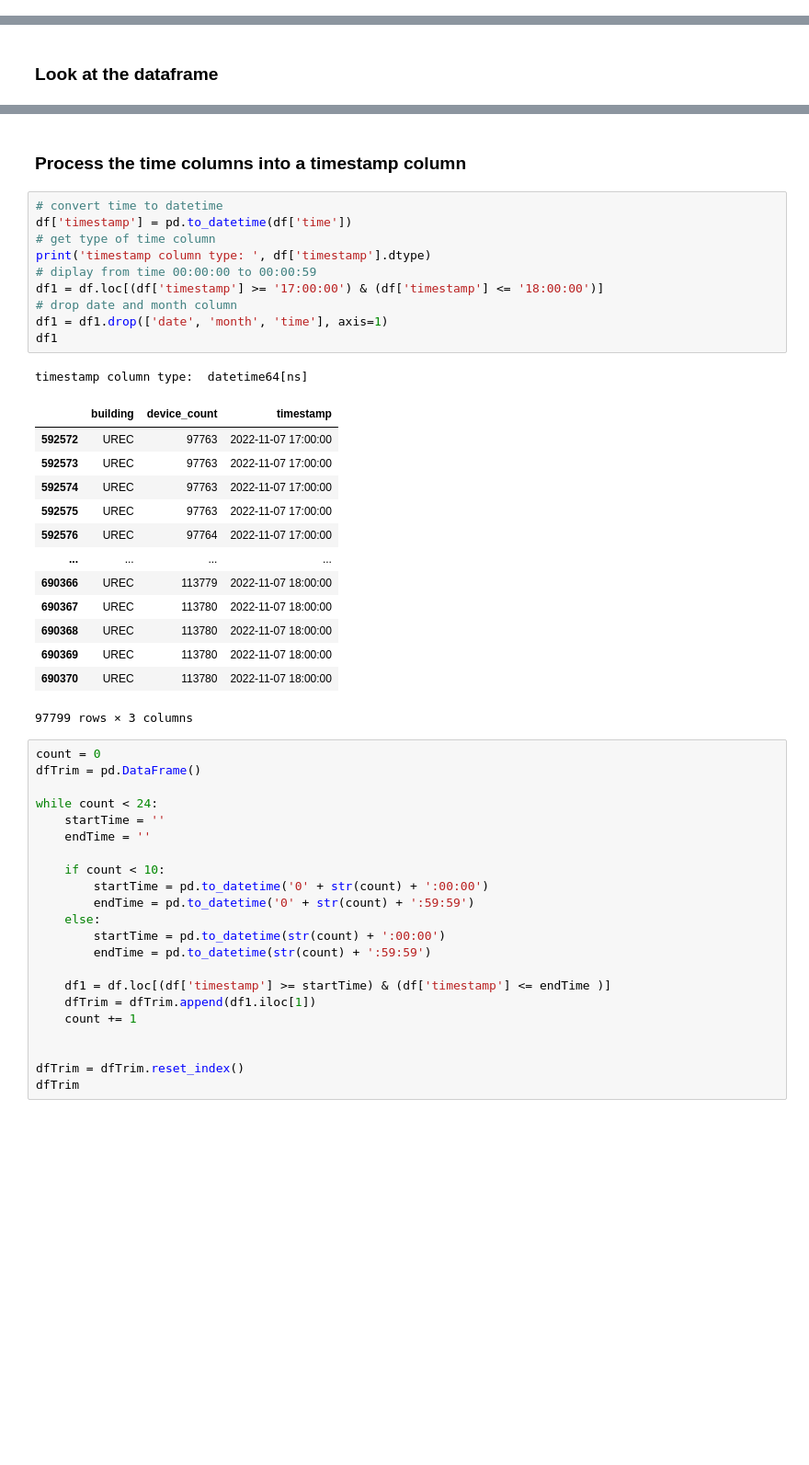
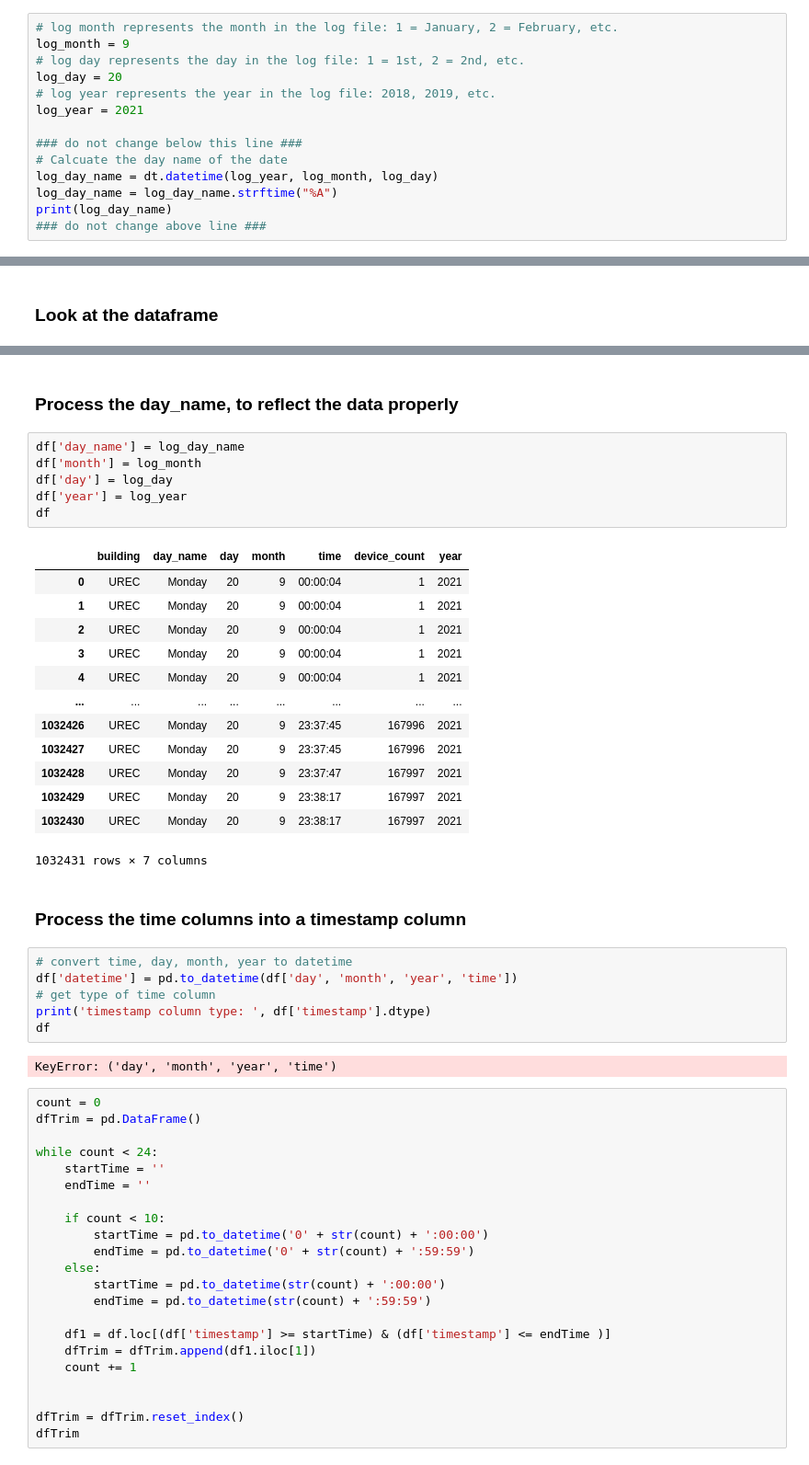
Before and after one commit to nwill111/CapstoneWifiAnalysis, a Jupyter notebook: Data Processing/ConvertWifi.ipynb, the cells around one changed output, grey strips where cells are left out. Shown at 92% size. Saved outputs shown, nothing was run; the diff lists cells and outputs as text; blank space fills up the shorter version.

Commit message:
added way to calculate the day name

```diff
--- a/Data Processing/ConvertWifi.ipynb
+++ b/Data Processing/ConvertWifi.ipynb
@@ -6,0 +10,14 @@ import numpy as np
+# %%
+# log month represents the month in the log file: 1 = January, 2 = February, etc.
+log_month = 9
+# log day represents the day in the log file: 1 = 1st, 2 = 2nd, etc.
+log_day = 20
+# log year represents the year in the log file: 2018, 2019, etc.
+log_year = 2021
+
+### do not change below this line ###
+# Calcuate the day name of the date
+log_day_name = dt.datetime(log_year, log_month, log_day)
+log_day_name = log_day_name.strftime("%A")
+print(log_day_name)
+### do not change above line ###
@@ -71,30 +91,35 @@ df
+# %% [markdown]
+### Process the day_name, to reflect the data properly
+# %%
+df['day_name'] = log_day_name
+df['month'] = log_month
+df['day'] = log_day
+df['year'] = log_year
+df
+# %% [output]
+|  | building | day_name | day | month | time | device_count | year |
+| 0 | UREC | Monday | 20 | 9 | 00:00:04 | 1 | 2021 |
+| 1 | UREC | Monday | 20 | 9 | 00:00:04 | 1 | 2021 |
+| 2 | UREC | Monday | 20 | 9 | 00:00:04 | 1 | 2021 |
+| 3 | UREC | Monday | 20 | 9 | 00:00:04 | 1 | 2021 |
+| 4 | UREC | Monday | 20 | 9 | 00:00:04 | 1 | 2021 |
+| ... | ... | ... | ... | ... | ... | ... | ... |
+| 1032426 | UREC | Monday | 20 | 9 | 23:37:45 | 167996 | 2021 |
+| 1032427 | UREC | Monday | 20 | 9 | 23:37:45 | 167996 | 2021 |
+| 1032428 | UREC | Monday | 20 | 9 | 23:37:47 | 167997 | 2021 |
+| 1032429 | UREC | Monday | 20 | 9 | 23:38:17 | 167997 | 2021 |
+| 1032430 | UREC | Monday | 20 | 9 | 23:38:17 | 167997 | 2021 |
+1032431 rows × 7 columns
 # %% [markdown]
 ### Process the time columns into a timestamp column
 # %%
-# convert time to datetime
-df['timestamp'] = pd.to_datetime(df['time'])
+# convert time, day, month, year to datetime
+df['datetime'] = pd.to_datetime(df['day', 'month', 'year', 'time'])
 # get type of time column
 print('timestamp column type: ', df['timestamp'].dtype)
-# diplay from time 00:00:00 to 00:00:59
-df1 = df.loc[(df['timestamp'] >= '17:00:00') & (df['timestamp'] <= '18:00:00')]
-# drop date and month column
-df1 = df1.drop(['date', 'month', 'time'], axis=1)
-df1
+df
 # %% [output]
-timestamp column type:  datetime64[ns]
+KeyError: ('day', 'month', 'year', 'time')
-|  | building | device_count | timestamp |
-| 592572 | UREC | 97763 | 2022-11-07 17:00:00 |
-| 592573 | UREC | 97763 | 2022-11-07 17:00:00 |
-| 592574 | UREC | 97763 | 2022-11-07 17:00:00 |
-| 592575 | UREC | 97763 | 2022-11-07 17:00:00 |
-| 592576 | UREC | 97764 | 2022-11-07 17:00:00 |
-| ... | ... | ... | ... |
-| 690366 | UREC | 113779 | 2022-11-07 18:00:00 |
-| 690367 | UREC | 113780 | 2022-11-07 18:00:00 |
-| 690368 | UREC | 113780 | 2022-11-07 18:00:00 |
-| 690369 | UREC | 113780 | 2022-11-07 18:00:00 |
-| 690370 | UREC | 113780 | 2022-11-07 18:00:00 |
-97799 rows × 3 columns
 # %%
 count = 0
 dfTrim = pd.DataFrame()
```
Also changed, not shown: parts of 7 cells of this notebook.
